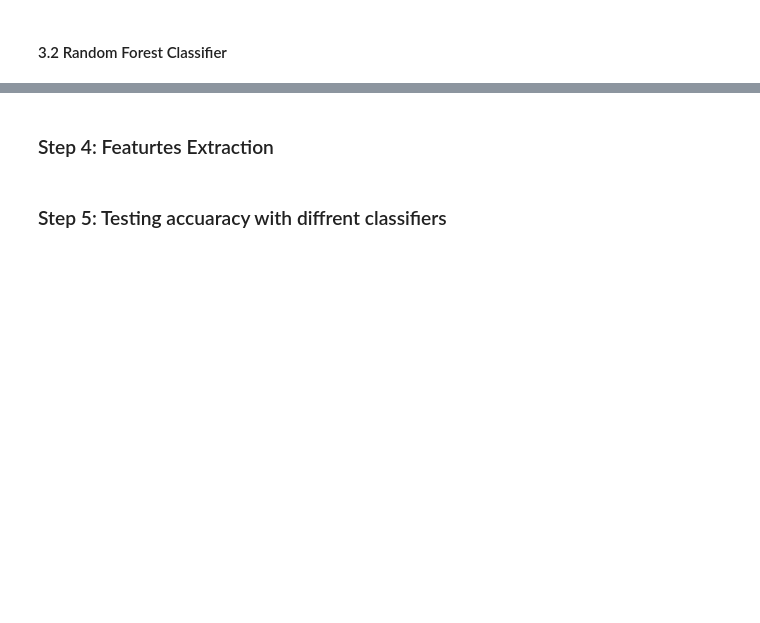
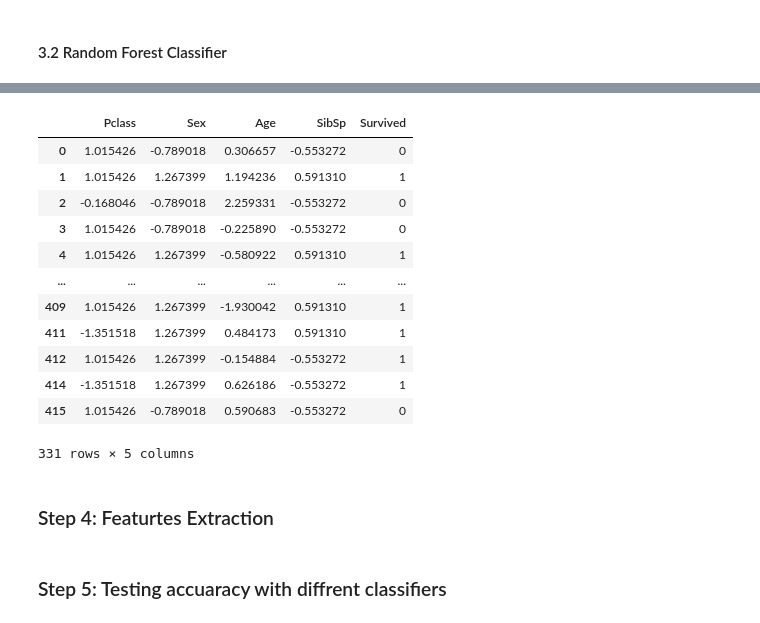
Before and after one commit to markopolo139/DataMiningAssignment1, a Jupyter notebook: titanic_classification.ipynb, the cells around one changed output, grey strips where cells are left out. Drawn from its saved outputs; the diff is of its cells as text; code cells hidden in the pictures; blank space fills up the shorter version.

```diff
--- a/notebook1.ipynb
+++ b/titanic_classification.ipynb
@@ -385,2 +261,19 @@ X_test
+# %%
+titanic_test = utils.extract_features(titanic_test, selected_features_regression)
+titanic_test
+# %% [output]
+|  | Pclass | Sex | Age | SibSp | Survived |
+| 0 | 1.015426 | -0.789018 | 0.306657 | -0.553272 | 0 |
+| 1 | 1.015426 | 1.267399 | 1.194236 | 0.591310 | 1 |
+| 2 | -0.168046 | -0.789018 | 2.259331 | -0.553272 | 0 |
+| 3 | 1.015426 | -0.789018 | -0.225890 | -0.553272 | 0 |
+| 4 | 1.015426 | 1.267399 | -0.580922 | 0.591310 | 1 |
+| ... | ... | ... | ... | ... | ... |
+| 409 | 1.015426 | 1.267399 | -1.930042 | 0.591310 | 1 |
+| 411 | -1.351518 | 1.267399 | 0.484173 | 0.591310 | 1 |
+| 412 | 1.015426 | 1.267399 | -0.154884 | -0.553272 | 1 |
+| 414 | -1.351518 | 1.267399 | 0.626186 | -0.553272 | 1 |
+| 415 | 1.015426 | -0.789018 | 0.590683 | -0.553272 | 0 |
+331 rows × 5 columns
 # %% [markdown]
 ### Step 4: Featurtes Extraction
```
Also changed, not shown: parts of 40 cells of this notebook, 1 other file.
